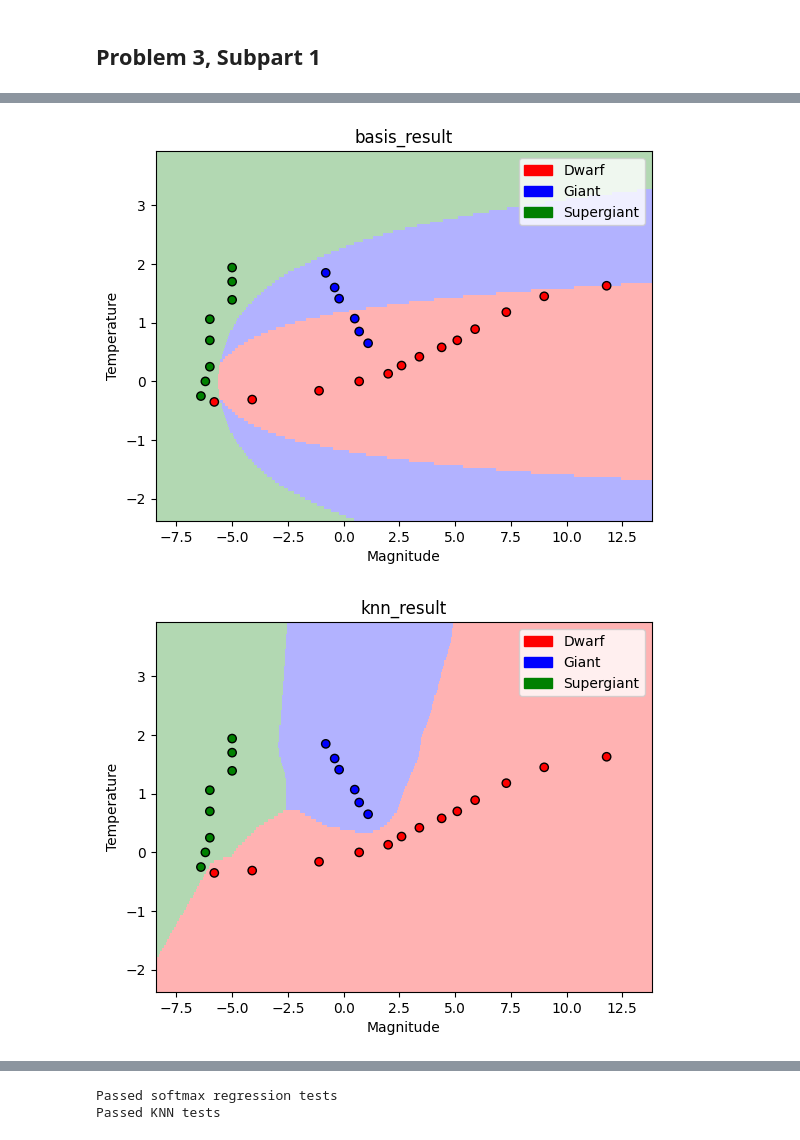
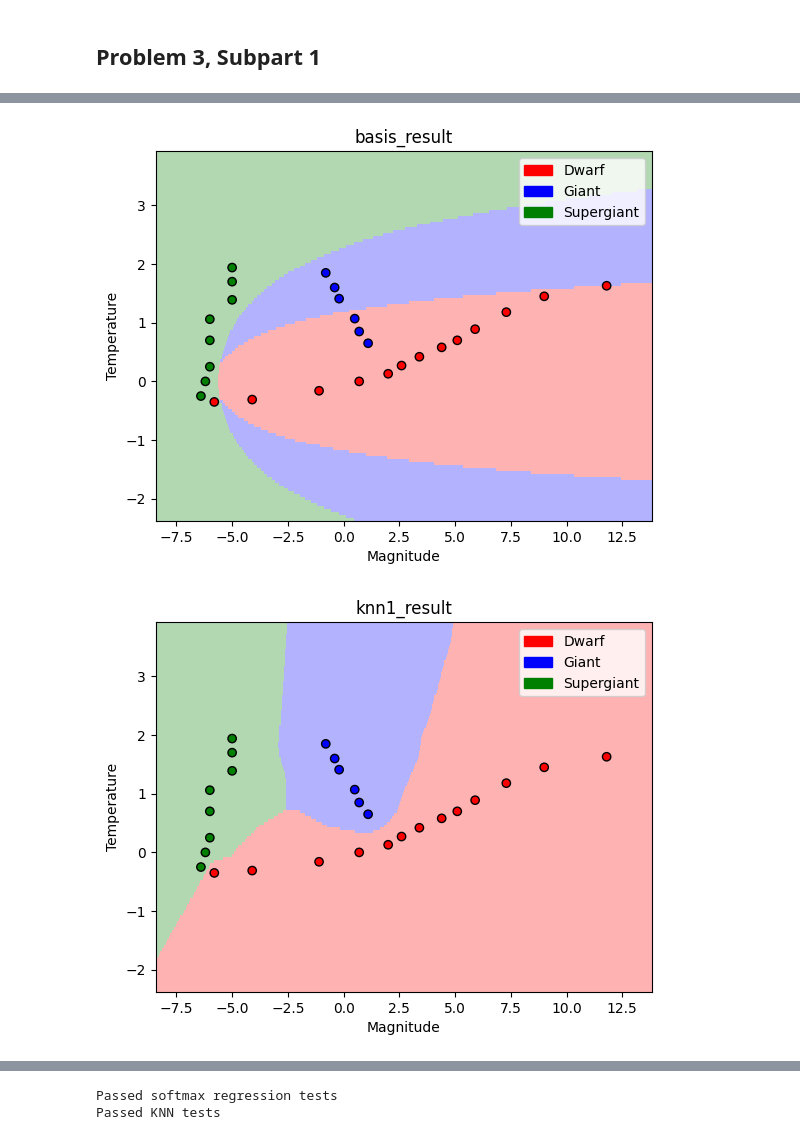
Before and after one commit to h33m4/cs181-s23-homeworks, a Jupyter notebook: hw2/main_hw2_blank.ipynb, the cells around one changed output, grey strips where cells are left out. Saved outputs shown, nothing was run; the diff lists cells and outputs as text; code cells hidden in the pictures.

Commit message:
Updated HW2 notebook, plots for q3

```diff
--- a/hw2/main_hw2_blank.ipynb
+++ b/hw2/main_hw2_blank.ipynb
@@ -386,33 +386,33 @@ softmax_model.fit(X_stars, y_stars)
 visualize_boundary(model=softmax_model,
                    X=X_stars,
                    y=y_stars,
                    title='softmax_regression_result',
                    basis=None)
 
 basis_model = SoftmaxRegression(eta=0.001, lam=0.001)
 basis_model.fit(phi(X_stars), y_stars)
 visualize_boundary(model=basis_model,
                     X=X_stars,
                     y=y_stars,
                     title='basis_result',
                     basis=phi)
 
 knn1_model = KNNClassifier(k=1)
 knn1_model.fit(X_stars, y_stars)
 visualize_boundary(model=knn1_model,
                     X=X_stars,
                     y=y_stars,
-                    title='knn_result',
+                    title='knn1_result',
                     basis=None)
 
 knn5_model = KNNClassifier(k=5)
 knn5_model.fit(X_stars, y_stars)
 visualize_boundary(model=knn5_model,
                     X=X_stars,
                     y=y_stars,
-                    title='knn_result',
+                    title='knn5_result',
                     basis=None)
 # %% [output]
 [figure]
 [figure]
-[figure, old version]
+[figure, new version]
```
Also changed, not shown: parts of 1 cell of this notebook, 4 other files.
